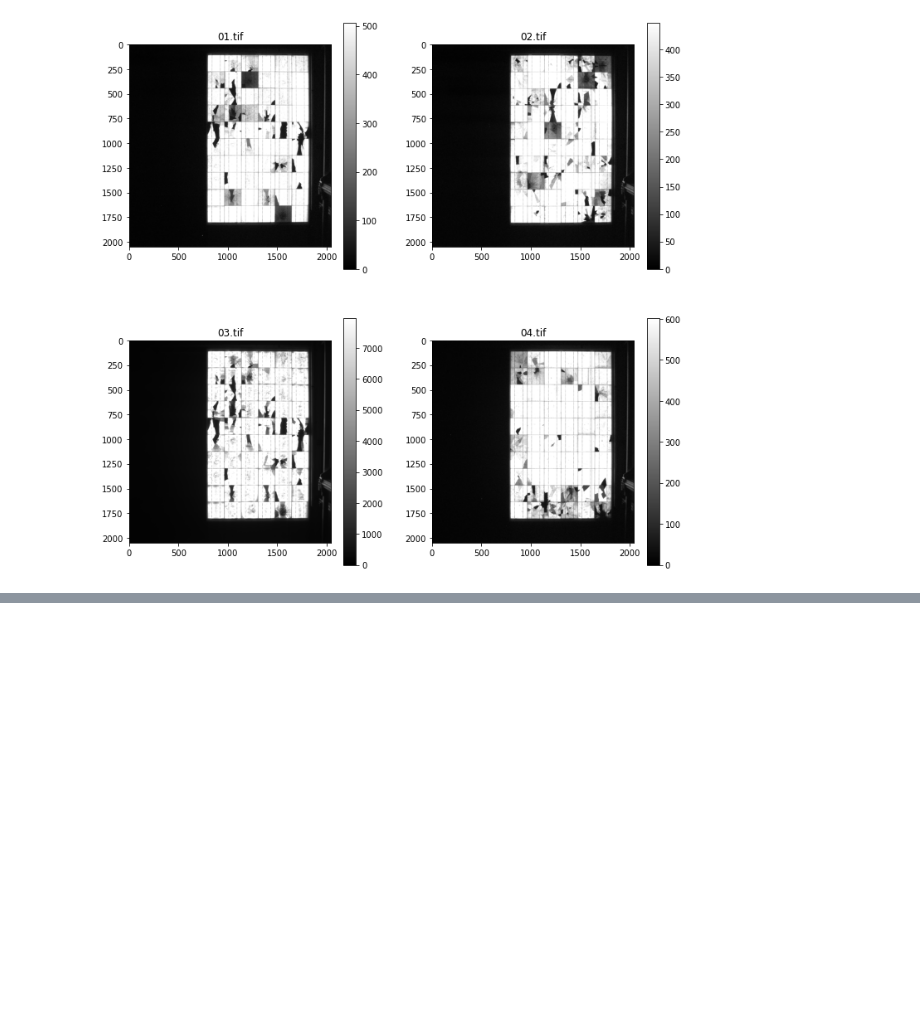
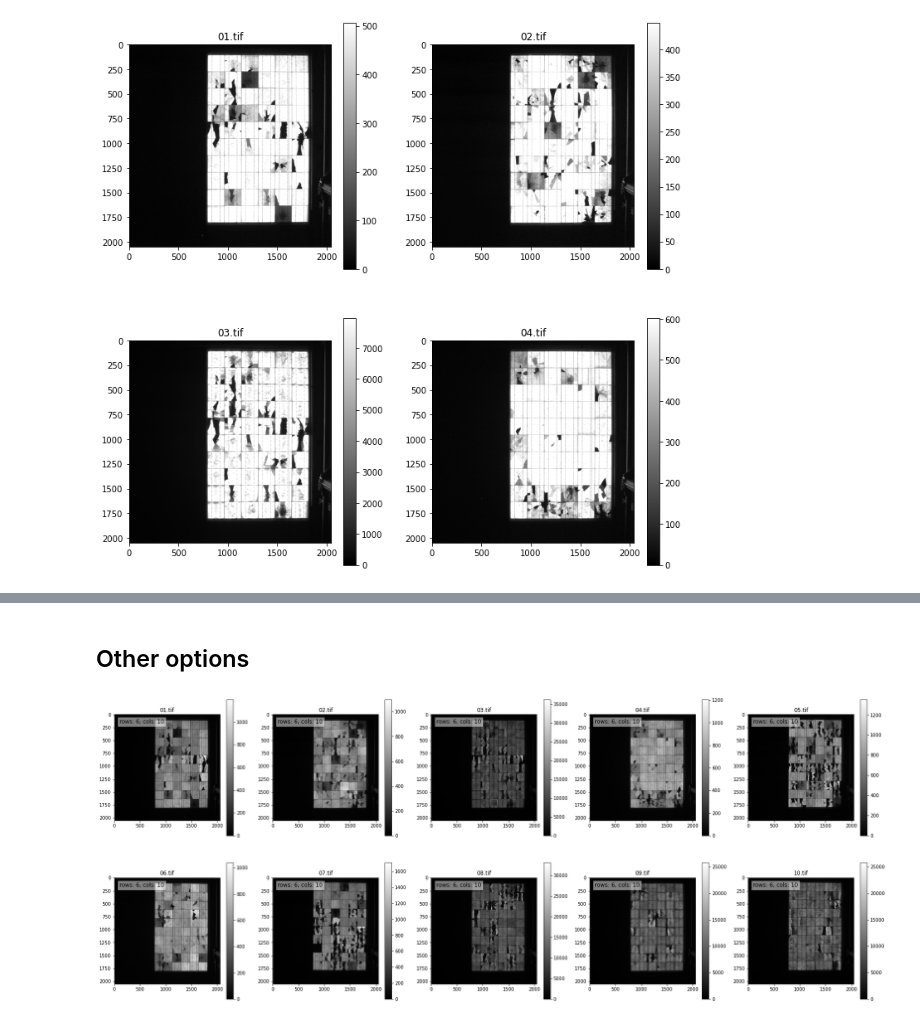
Before and after one commit to ma0ho/pvinspect, a Jupyter notebook: examples/20200116_viewer-options.ipynb, the cells around one changed output, grey strips where cells are left out. Cells and saved outputs as stored; diff of their text form; code cells hidden in the pictures; blank space fills up the shorter version.

```diff
--- a/examples/20200116_viewer-options.ipynb
+++ b/examples/20200116_viewer-options.ipynb
@@ -38,0 +62,6 @@ seq.head(clip_high=75)
+# %% [markdown]
+## Other options
+# %%
+seq.head(N=10, cols=5)
+# %% [output]
+[figure, added]
```
Also changed, not shown: parts of 10 cells of this notebook, 3 other files.
